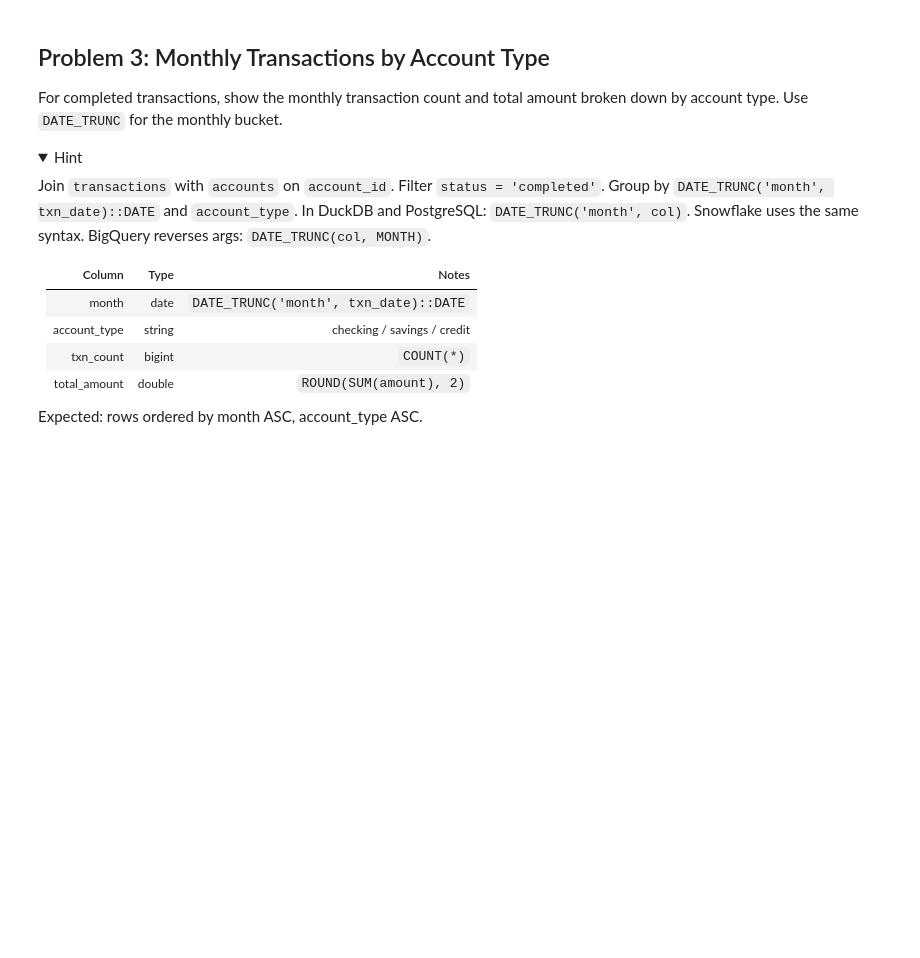
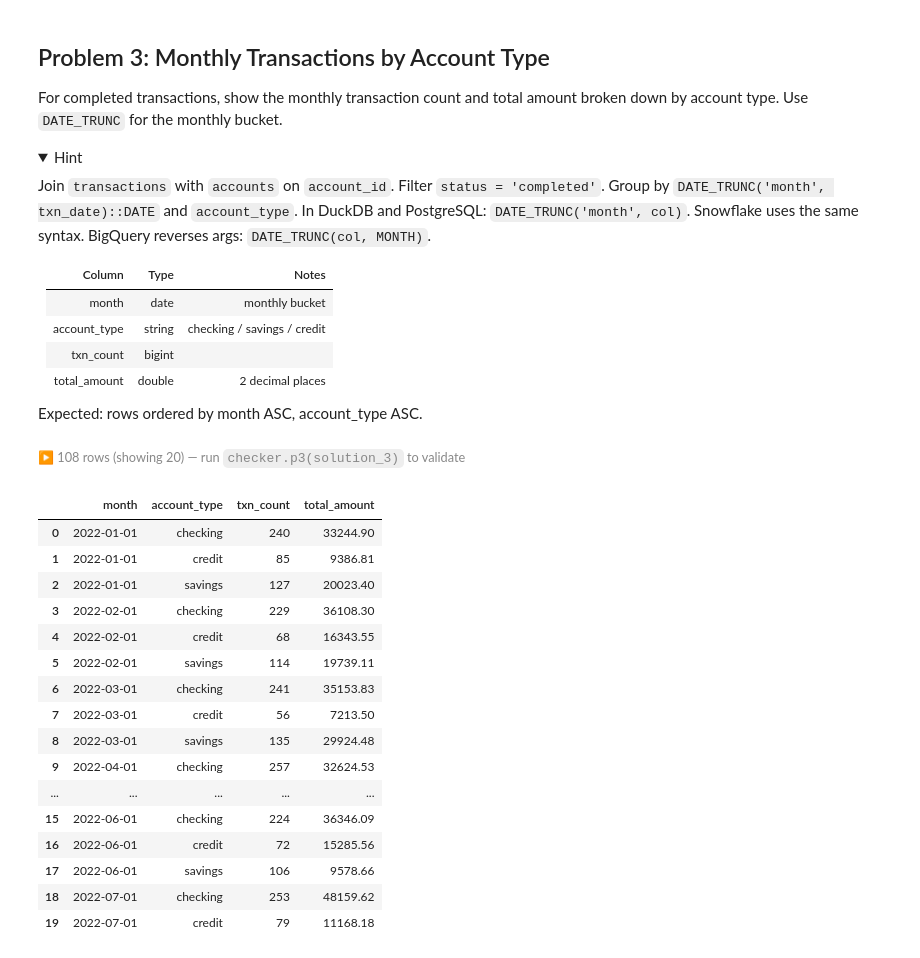
Before and after one commit to arunpandian7/datapy-gym, a Jupyter notebook: sql/sessions/2026-06-04/01_aggregations.ipynb, the cells around one changed output. Saved outputs shown, nothing was run; the diff lists cells and outputs as text; code cells hidden in the pictures; folded sections open; blank space fills up the shorter version.

```diff
--- a/sql/sessions/2026-06-04/01_aggregations.ipynb
+++ b/sql/sessions/2026-06-04/01_aggregations.ipynb
@@ -96,9 +198,9 @@ Join `transactions` with `accounts` on `account_id`. Filter `status = 'completed
 
 | Column | Type | Notes |
 |--------|------|-------|
-| month | date | `DATE_TRUNC('month', txn_date)::DATE` |
+| month | date | monthly bucket |
 | account_type | string | checking / savings / credit |
-| txn_count | bigint | `COUNT(*)` |
-| total_amount | double | `ROUND(SUM(amount), 2)` |
+| txn_count | bigint | |
+| total_amount | double | 2 decimal places |
 
 Expected: rows ordered by month ASC, account_type ASC.
@@ -107 +207,34 @@ solution_3 = None  # ← your SQL here
+# %%
+%%solution 3
+
+SELECT
+DATE_TRUNC('month', txn_date) AS month,
+account_type,
+COUNT(*) AS txn_count,
+ROUND(SUM(amount), 2) AS total_amount
+FROM transactions txn
+JOIN accounts acc
+ON txn.account_id = acc.account_id
+WHERE txn.status = 'completed'
+GROUP BY 1, 2
+ORDER BY 1, 2 ASC
+# %% [output]
+▶ 108 rows (showing 20) — run checker.p3(solution_3) to validate
+|  | month | account_type | txn_count | total_amount |
+| 0 | 2022-01-01 | checking | 240 | 33244.90 |
+| 1 | 2022-01-01 | credit | 85 | 9386.81 |
+| 2 | 2022-01-01 | savings | 127 | 20023.40 |
+| 3 | 2022-02-01 | checking | 229 | 36108.30 |
+| 4 | 2022-02-01 | credit | 68 | 16343.55 |
+| 5 | 2022-02-01 | savings | 114 | 19739.11 |
+| 6 | 2022-03-01 | checking | 241 | 35153.83 |
+| 7 | 2022-03-01 | credit | 56 | 7213.50 |
+| 8 | 2022-03-01 | savings | 135 | 29924.48 |
+| 9 | 2022-04-01 | checking | 257 | 32624.53 |
+| ... | ... | ... | ... | ... |
+| 15 | 2022-06-01 | checking | 224 | 36346.09 |
+| 16 | 2022-06-01 | credit | 72 | 15285.56 |
+| 17 | 2022-06-01 | savings | 106 | 9578.66 |
+| 18 | 2022-07-01 | checking | 253 | 48159.62 |
+| 19 | 2022-07-01 | credit | 79 | 11168.18 |
 # %%
```
Also changed, not shown: parts of 21 cells of this notebook, 4 other files.
